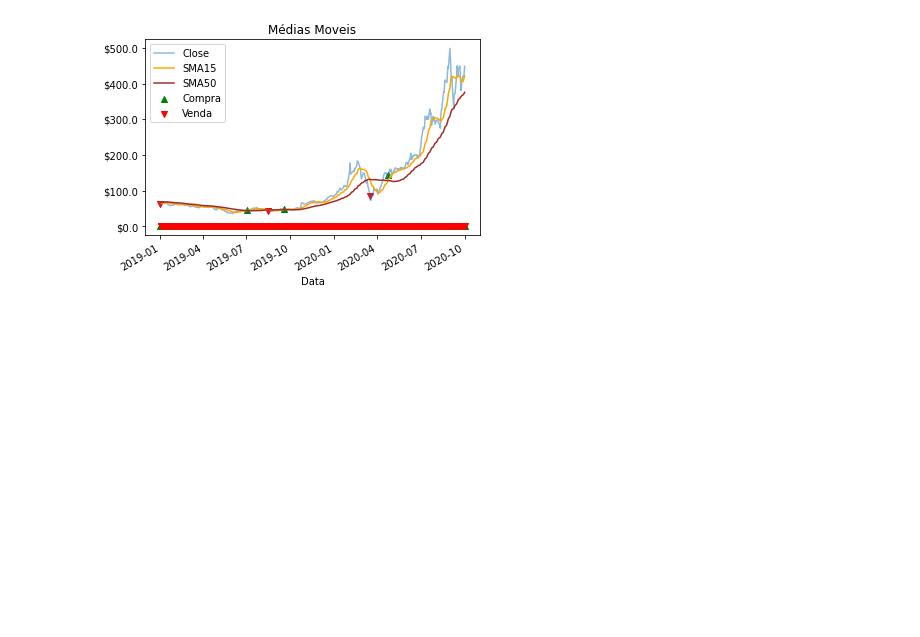
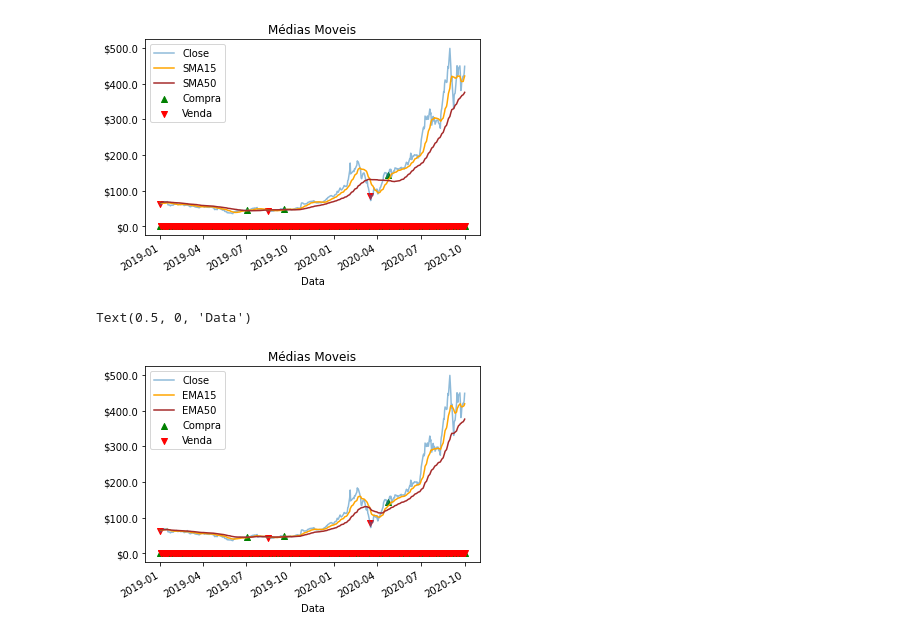
Before and after one commit to josuelopes512/python-indicador, a Jupyter notebook: cruzamento_MM.ipynb, the cells around one changed output. Drawn from its saved outputs; the diff is of its cells as text; code cells hidden in the pictures; blank space fills up the shorter version.

```diff
--- a/cruzamento_MM.ipynb
+++ b/cruzamento_MM.ipynb
@@ -68,6 +75,24 @@ ax.set_xlabel('Data')
 # %% [output]
 Text(0.5, 0, 'Data')
 [figure]
+# %%
+fig, ax = plt.subplots()
+ax.plot(filterted_data.index, filterted_data['Close'], label='Close', alpha=0.5)
+ax.plot(filterted_data.index, filterted_data['EMA15'], label='EMA15', color='orange')
+ax.plot(filterted_data.index, filterted_data['EMA50'], label='EMA50', color='brown')
+
+ax.scatter(filterted_data.index, filterted_data['Compra'], marker='^', label='Compra', color='green')
+ax.scatter(filterted_data.index, filterted_data['Venda'], marker='v', label='Venda', color='red')
+
+fig.autofmt_xdate()
+ax.legend()
+
+ax.yaxis.set_major_formatter('${x:}')
+ax.set_title('Médias Moveis')
+ax.set_xlabel('Data')
+# %% [output]
+Text(0.5, 0, 'Data')
+[figure, added]
 # %%
 filterted_data.tail()
 # %% [output]
```
Also changed, not shown: parts of 18 cells of this notebook.
